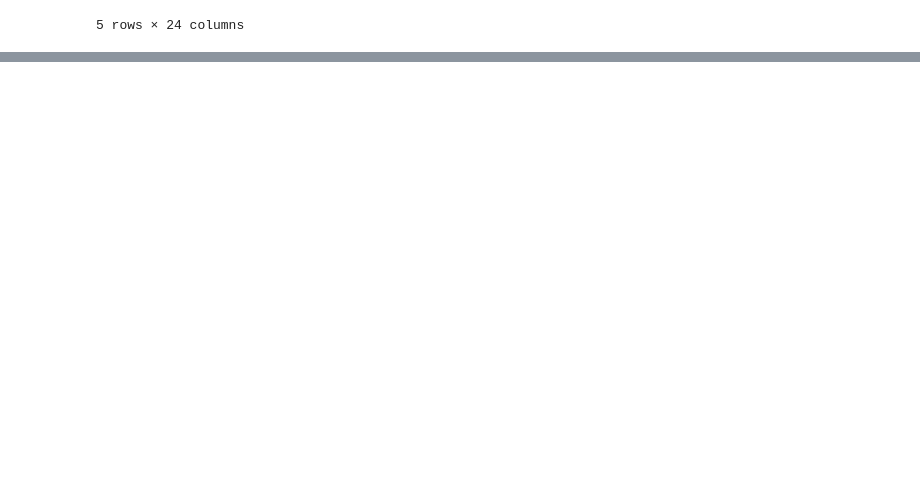
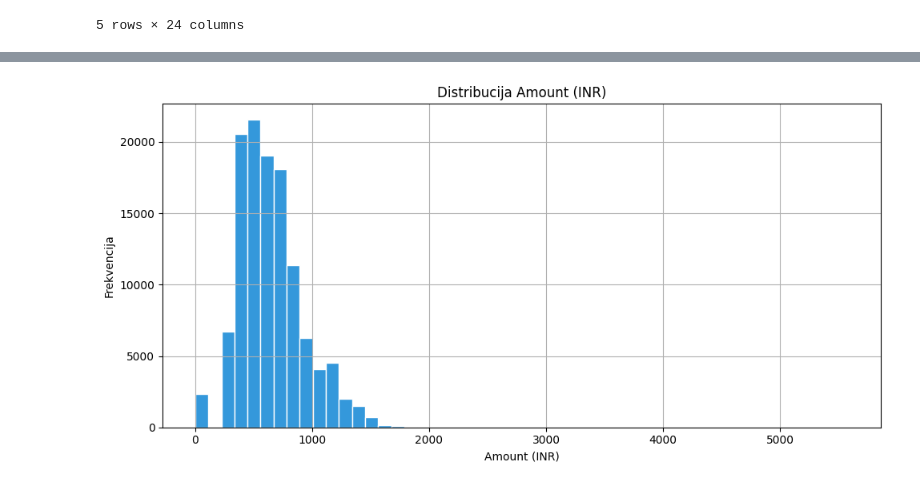
Before and after one commit to alxcek/mas-ai, a Jupyter notebook: machine_learning/02_e_commerce_sales_data/clustering.ipynb, the cells around one changed output, grey strips where cells are left out. Cells and saved outputs as stored; diff of their text form; code cells hidden in the pictures; blank space fills up the shorter version.

```diff
--- a/machine_learning/02_e_commerce_sales_data/clustering.ipynb
+++ b/machine_learning/02_e_commerce_sales_data/clustering.ipynb
@@ -32,0 +63,15 @@ df.head()
+# %%
+df = df.drop(columns=[
+    'Unnamed: 22',
+    'fulfilled-by',
+    'Order ID',
+    'promotion-ids',
+    'ASIN',
+    'SKU',
+    'index',
+    'ship-country',
+    'ship-postal-code',
+    'currency'
+])
+
+df.shape
@@ -32,0 +80,8 @@ df.head()
+# %%
+print(f'Duplikati: ', df.duplicated().sum())
+
+df = df.drop_duplicates()
+
+print(f'Duplikati: ', df.duplicated().sum())
+
+df.shape
@@ -32,0 +92,11 @@ df.head()
+# %%
+df = df[df['Amount'] > 0]
+df = df[df['Qty'] > 0]
+df = df.dropna(subset=['Amount', 'Qty'])
+
+df['Courier Status'] = df['Courier Status'].fillna('Unknown')
+df['ship-city'] = df['ship-city'].fillna('Unknown')
+df['ship-state'] = df['ship-state'].fillna('Unknown')
+
+print(f'Shape nakon ciscenja: {df.shape}')
+print(f'\nPreostale NaN vrednosti:\n{df.isnull().sum()}')
@@ -32,0 +122,12 @@ df.head()
+# %%
+plt.figure(figsize=(10, 5))
+
+df['Amount'].dropna().hist(bins=50, color='#3498db', edgecolor='white')
+
+plt.title('Distribucija Amount (INR)')
+plt.xlabel('Amount (INR)')
+plt.ylabel('Frekvencija')
+plt.tight_layout()
+plt.show()
+# %% [output]
+[figure, added]
```
Also changed, not shown: parts of 10 cells of this notebook.
